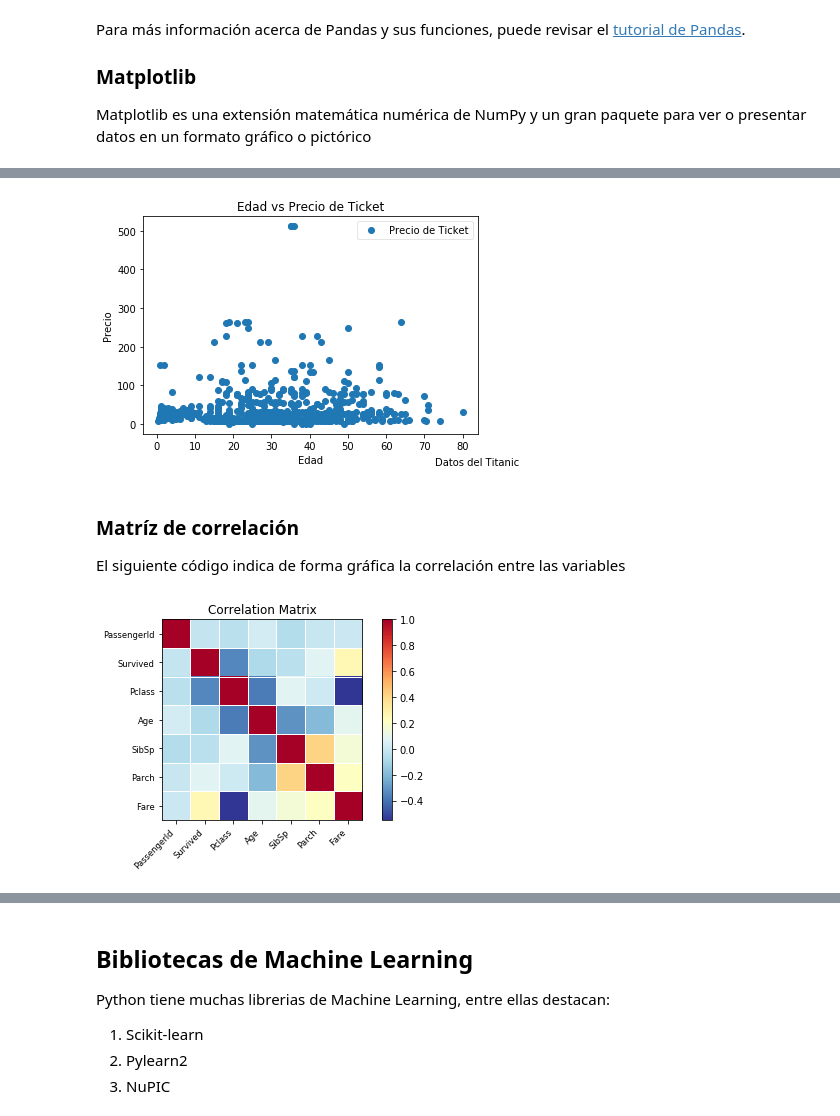
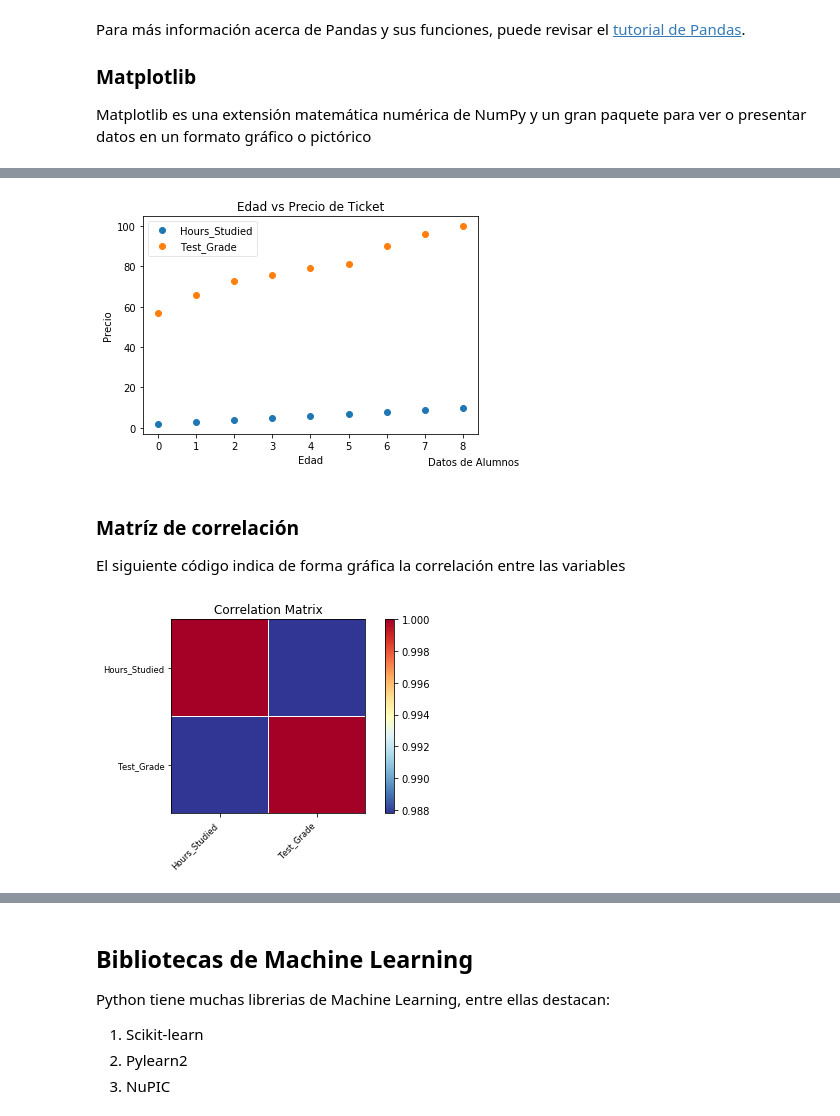
Before and after one commit to orozcorgmx/upiitadelfin2018, a Jupyter notebook: 001 Introducción-Repaso.ipynb, the cells around one changed output, grey strips where cells are left out. Cells and saved outputs as stored; diff of their text form; code cells hidden in the pictures.

Commit message:
Changed dataset and minor corrections

```diff
--- a/001 Introducción-Repaso.ipynb
+++ b/001 Introducción-Repaso.ipynb
@@ -26,8 +26,8 @@ Pandas es una biblioteca que provee estructuras para trabajar con datos relacion
 import pandas as pd
 
 #leemos un archivo CSV
-df=pd.read_csv('./datasets/Titanic/train.csv', index_col = False)
+df=pd.read_csv('./datasets/StudentsStudied.csv')
 
-#Mostramos las primeras líneas del archivo CSV
-df.head()
+#Mostramos las primeras líneas del archivo CSV en este caso, las primeras 3
+df.head(n=3)
 # %% [output]
@@ -107,14 +100,14 @@ plt.show()
 # %%
 #Personalizamos las gráficas
-df.plot(x='Age', y='Fare', style='o', label= 'Precio de Ticket');
+df.plot(style='o', label= 'Precio de Ticket');
 plt.title('Edad vs Precio de Ticket');
 plt.xlabel('Edad');
 plt.ylabel('Precio');
-plt.figtext(0.995, 0.01, 'Datos del Titanic', ha='right', va='bottom');
+plt.figtext(0.995, 0.01, 'Datos de Alumnos', ha='right', va='bottom');
 plt.legend(loc='best', framealpha=0.5, prop={'size':'medium'});
 plt.show()
 # %% [output]
-[figure, old version]
+[figure, new version]
 # %% [markdown]
 
 ### Matríz de correlación
@@ -126,7 +119,7 @@ import statsmodels.api as sm  #Importamos la biblioteca para graficar
 sm.graphics.plot_corr(corr, xnames=list(corr.columns)) #Configuramos el nivel de correlación
 plt.show() #mostramos el gráfico
 # %% [output]
-[figure, old version]
+[figure, new version]
 # %%
 #Para visualizar las correlaciones de mejor manera, graficamos:
 from pandas.plotting import scatter_matrix
```
Also changed, not shown: parts of 8 cells of this notebook.
